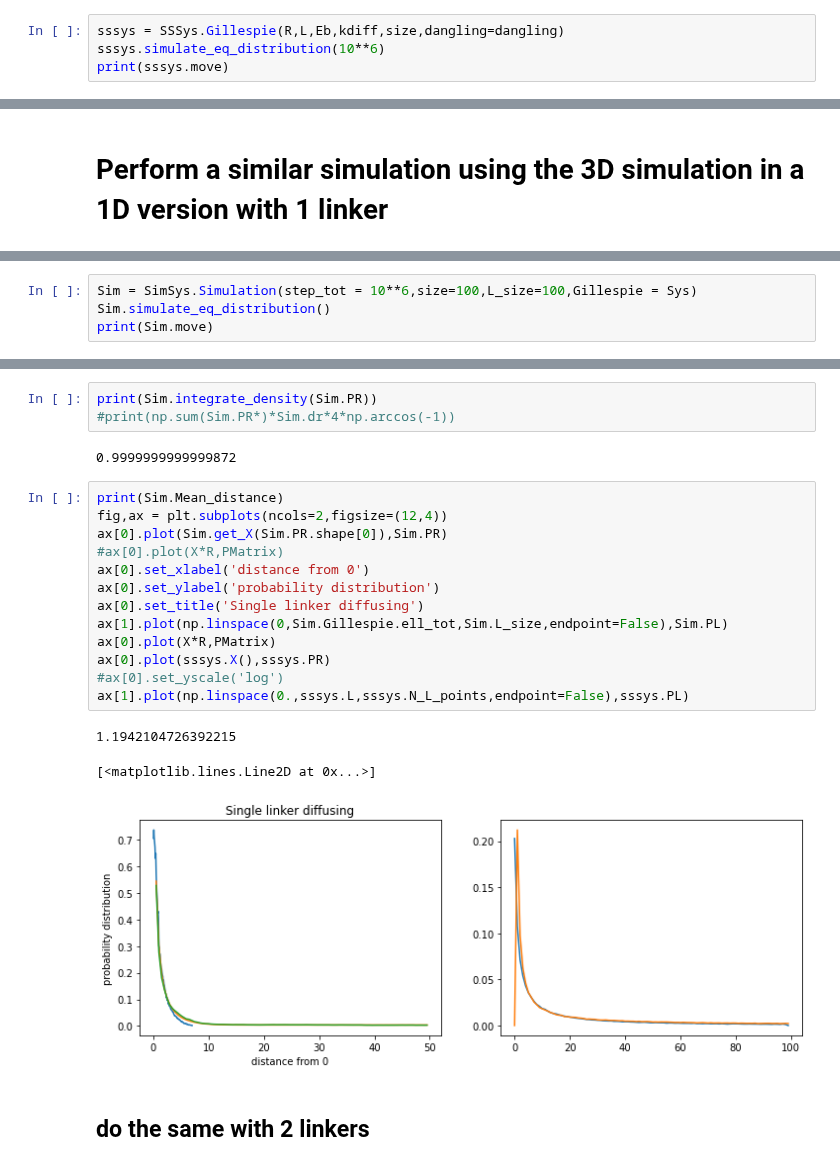
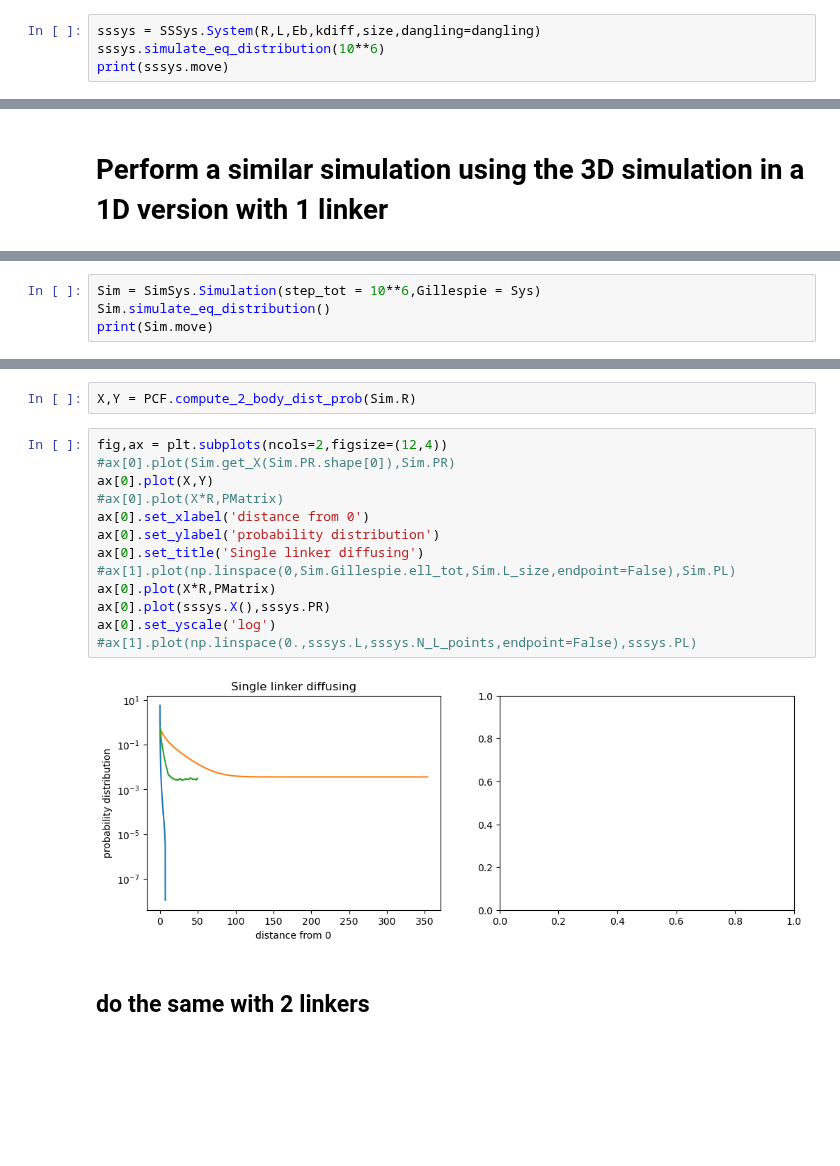
Before and after one commit to HugoLeRoy94/Aging_Condensate, a Jupyter notebook: Fixed_number_of_linkers/From_analytic_to_Gillespie.ipynb, the cells around one changed output, grey strips where cells are left out. Cells and saved outputs as stored; diff of their text form; blank space fills up the shorter version.

```diff
--- a/Fixed_number_of_linkers/From_analytic_to_Gillespie.ipynb
+++ b/Fixed_number_of_linkers/From_analytic_to_Gillespie.ipynb
@@ -49,6 +58,6 @@ print(Prob)
 # Stochastic matrix method for steady state
 X,PMatrix = SSSMatrix.get_ss(R,L,kdiff,Eb,size,dangling)
 # %%
-sssys = SSSys.Gillespie(R,L,Eb,kdiff,size,dangling=dangling)
+sssys = SSSys.System(R,L,Eb,kdiff,size,dangling=dangling)
 sssys.simulate_eq_distribution(10**6)
 print(sssys.move)
@@ -81,5 +92,5 @@ print([np.linalg.norm(r) for r in Sys.get_r()])
 # %%
-Sim = SimSys.Simulation(step_tot = 10**6,size=100,L_size=100,Gillespie = Sys)
+Sim = SimSys.Simulation(step_tot = 10**6,Gillespie = Sys)
 Sim.simulate_eq_distribution()
 print(Sim.move)
 # %% [output]
@@ -96,25 +98,20 @@ print(Sys.get_r())
-# %%
-print(Sim.integrate_density(Sim.PR))
-#print(np.sum(Sim.PR*)*Sim.dr*4*np.arccos(-1))
-# %% [output]
-0.9999999999999872
+# %%
+X,Y = PCF.compute_2_body_dist_prob(Sim.R)
 # %%
-print(Sim.Mean_distance)
 fig,ax = plt.subplots(ncols=2,figsize=(12,4))
-ax[0].plot(Sim.get_X(Sim.PR.shape[0]),Sim.PR)
+#ax[0].plot(Sim.get_X(Sim.PR.shape[0]),Sim.PR)
+ax[0].plot(X,Y)
 #ax[0].plot(X*R,PMatrix)
 ax[0].set_xlabel('distance from 0')
 ax[0].set_ylabel('probability distribution')
 ax[0].set_title('Single linker diffusing')
-ax[1].plot(np.linspace(0,Sim.Gillespie.ell_tot,Sim.L_size,endpoint=False),Sim.PL)
+#ax[1].plot(np.linspace(0,Sim.Gillespie.ell_tot,Sim.L_size,endpoint=False),Sim.PL)
 ax[0].plot(X*R,PMatrix)
 ax[0].plot(sssys.X(),sssys.PR)
-#ax[0].set_yscale('log')
-ax[1].plot(np.linspace(0.,sssys.L,sssys.N_L_points,endpoint=False),sssys.PL)
+ax[0].set_yscale('log')
+#ax[1].plot(np.linspace(0.,sssys.L,sssys.N_L_points,endpoint=False),sssys.PL)
 # %% [output]
-1.1942104726392215
-[<matplotlib.lines.Line2D at 0x...>]
-[figure, old version]
+[figure, new version]
 # %% [markdown]
 ## do the same with 2 linkers
 # %%
```
Also changed, not shown: parts of 8 cells of this notebook, 13 other files.
